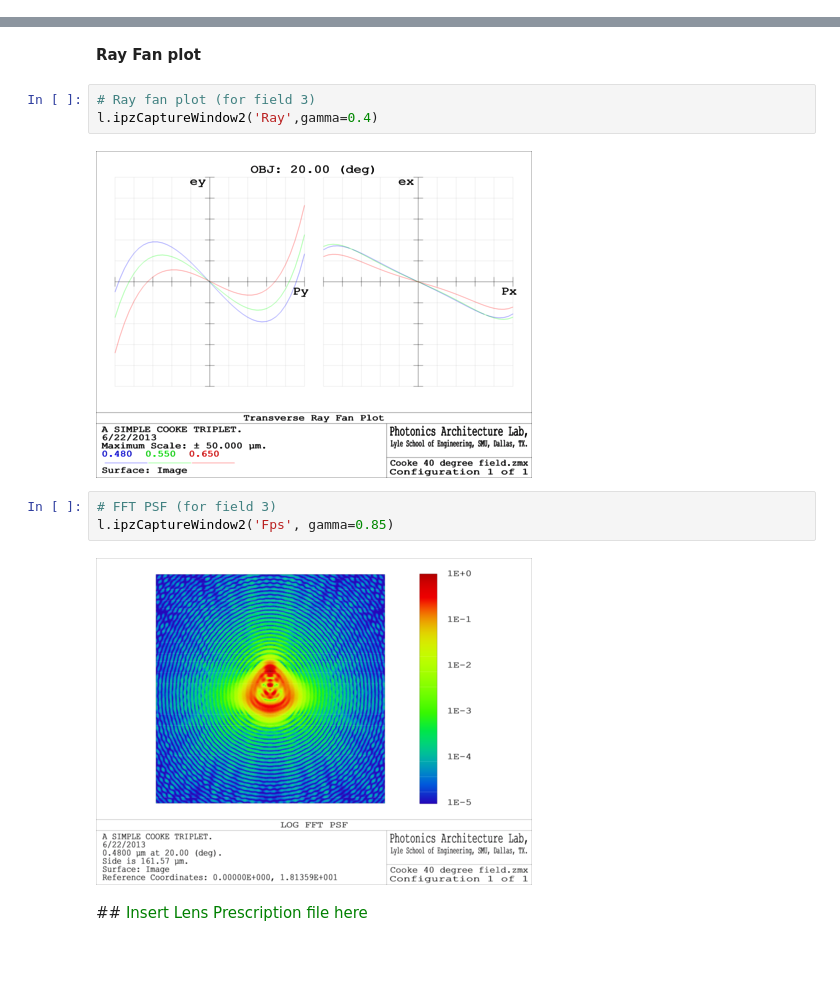
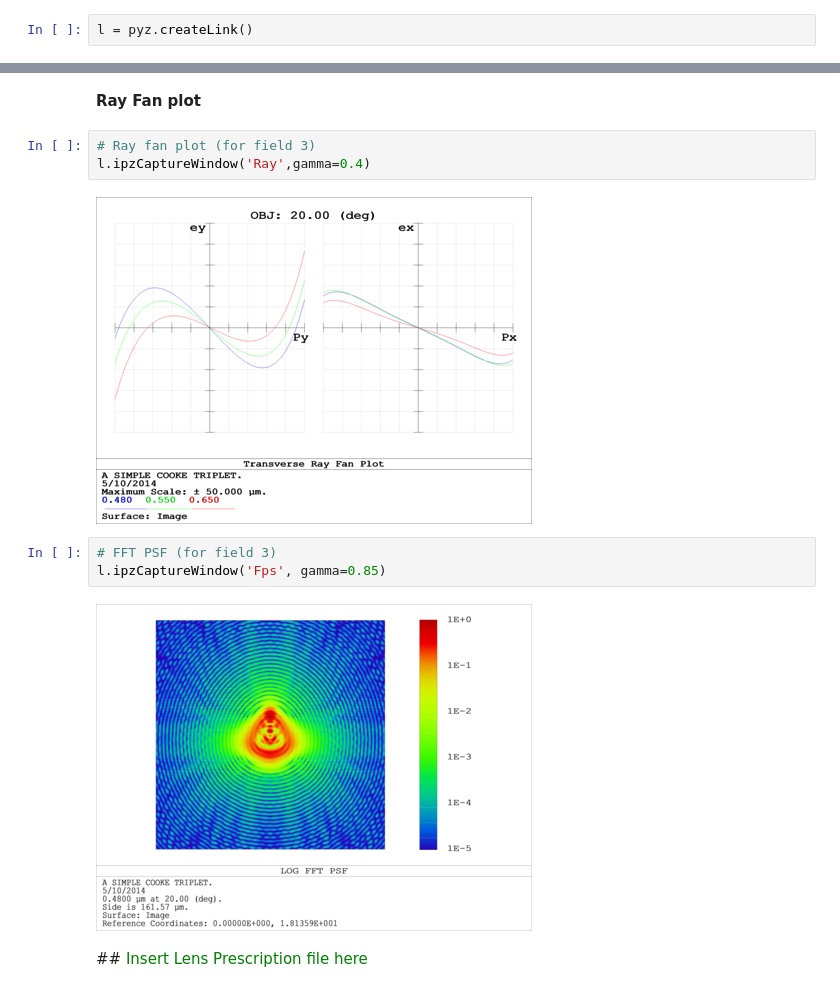
Before and after one commit to xzos/PyZDDE, a Jupyter notebook: Examples/IPNotebooks/pyZDDE_Usage_Test_In_Notebook.ipynb, the cells around one changed output, grey strips where cells are left out. Saved outputs shown, nothing was run; the diff lists cells and outputs as text; blank space fills up the shorter version.

```diff
--- a/Examples/IPNotebooks/pyZDDE_Usage_Test_In_Notebook.ipynb
+++ b/Examples/IPNotebooks/pyZDDE_Usage_Test_In_Notebook.ipynb
@@ -38 +33,3 @@ l.zDDEInit()
+# %%
+l = pyz.createLink()
 # %% [markdown]
@@ -196,14 +195,14 @@ l.ipzCaptureWindow2('Lay')
 **Ray Fan plot**
 # %%
 # Ray fan plot (for field 3)
-l.ipzCaptureWindow2('Ray',gamma=0.4)
+l.ipzCaptureWindow('Ray',gamma=0.4)
 # %% [output]
-[figure, old version]
+[figure, new version]
 # %%
 # FFT PSF (for field 3)
-l.ipzCaptureWindow2('Fps', gamma=0.85)
+l.ipzCaptureWindow('Fps', gamma=0.85)
 # %% [output]
-[figure, old version]
+[figure, new version]
 # %% [markdown]
 ##<font color='Green'> Insert Lens Prescription file here</font>
 # %%
```
Also changed, not shown: parts of 24 cells of this notebook, 13 other files.
